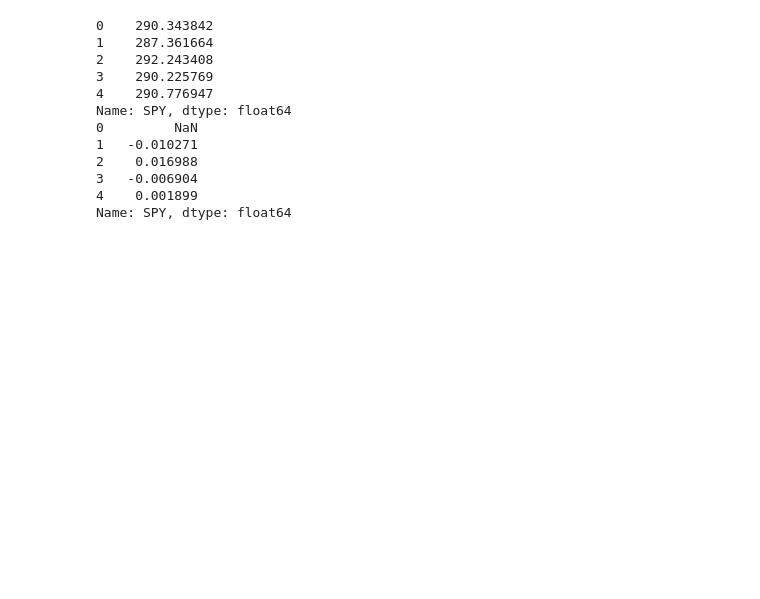
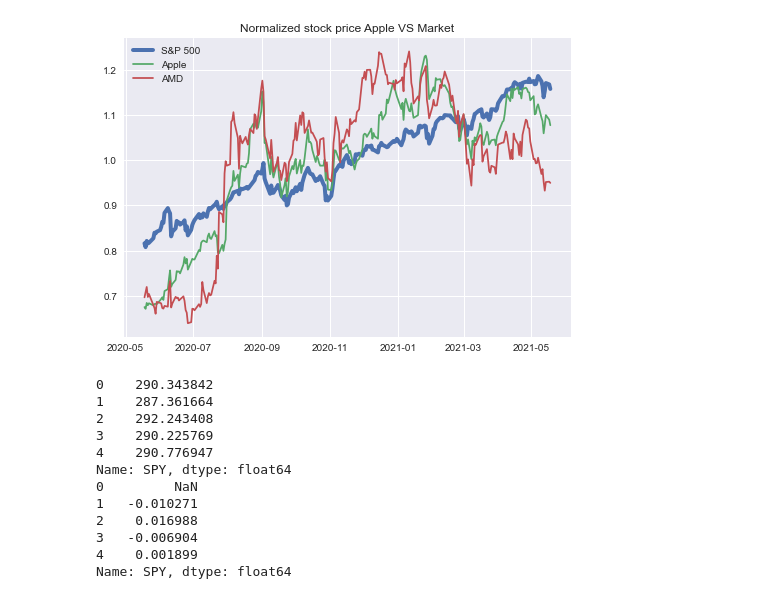
Before and after one commit to iskaspb/project-omega, a Jupyter notebook: src/BASS_analysis.ipynb, the cells around one changed output. Saved outputs shown, nothing was run; the diff lists cells and outputs as text; code cells hidden in the pictures; blank space fills up the shorter version.

Commit message:
more visual output of BASS

```diff
--- a/src/BASS_analysis.ipynb
+++ b/src/BASS_analysis.ipynb
@@ -1,6 +1,10 @@
 # %%
 %pip install yfinance
+%pip install matplotlib
 import yfinance as yf
 import pandas as pd
 import numpy as np
+import matplotlib.pyplot as plt
+import matplotlib as mpl
+mpl.style.use('seaborn')
 # %% [output]
@@ -50,2 +57,17 @@ Columns : MultiIndex([('NVDA',   'Open'),
            )...
+# %%
+def plotNormalized(data, labelName, **kwargs):
+    plt.plot(data / data.mean(), label = labelName, **kwargs)
+
+plotNormalized(md['SPY'].Close, "S&P 500", linewidth = 4)
+plotNormalized(md['AAPL'].Close, "Apple")
+plotNormalized(md['AMD'].Close, "AMD")
+#plotNormalized(md['GM'].Close, "General Motors")
+#plotNormalized(md['TSLA'].Close, "Tesla")
+#plotNormalized(md['MUFG'].Close, "Mitsubishi UFJ Financial")
+plt.title('Normalized stock price Apple VS Market')
+plt.legend()
+plt.show()
+# %% [output]
+[figure, added]
 # %%
```
Also changed, not shown: parts of 8 cells of this notebook.
